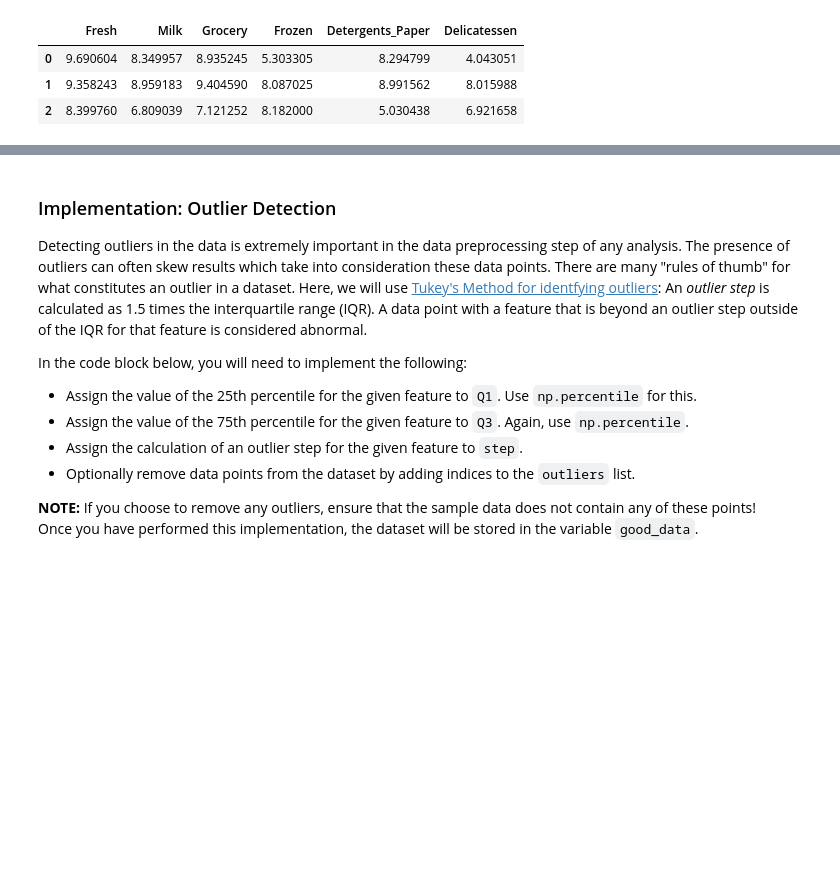
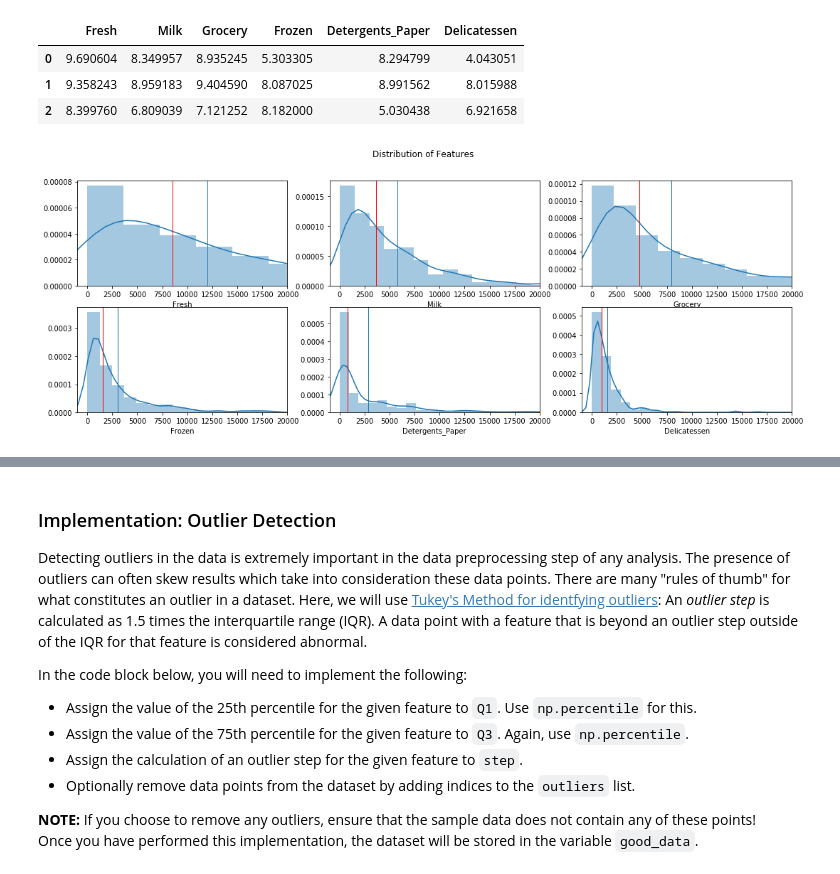
Before and after one commit to felipelfb/machine-learning, a Jupyter notebook: projects/customer_segments/customer_segments.ipynb, the cells around one changed output, grey strips where cells are left out. Drawn from its saved outputs; the diff is of its cells as text; code cells hidden in the pictures; blank space fills up the shorter version.

```diff
--- a/projects/customer_segments/customer_segments.ipynb
+++ b/projects/customer_segments/customer_segments.ipynb
@@ -205,3 +267,18 @@ display(log_samples)
 | 0 | 9.690604 | 8.349957 | 8.935245 | 5.303305 | 8.294799 | 4.043051 |
 | 1 | 9.358243 | 8.959183 | 9.404590 | 8.087025 | 8.991562 | 8.015988 |
 | 2 | 8.399760 | 6.809039 | 7.121252 | 8.182000 | 5.030438 | 6.921658 |
+# %%
+#This code was provided by a reviewer from Udacity
+#It helps visualize the distribution, median and mean of the features, before scaling
+fig, axes = plt.subplots(2, 3)
+axes = axes.flatten()
+fig.set_size_inches(18, 6)
+fig.suptitle('Distribution of Features')
+
+for i, col in enumerate(data.columns):
+    feature = data[col]
+    sns.distplot(feature, label=col, ax=axes[i]).set(xlim=(-1000, 20000),)
+    axes[i].axvline(feature.mean(),linewidth=1)
+    axes[i].axvline(feature.median(),linewidth=1, color='r')
+# %% [output]
+[figure, added]
```
Also changed, not shown: parts of 9 cells of this notebook.
